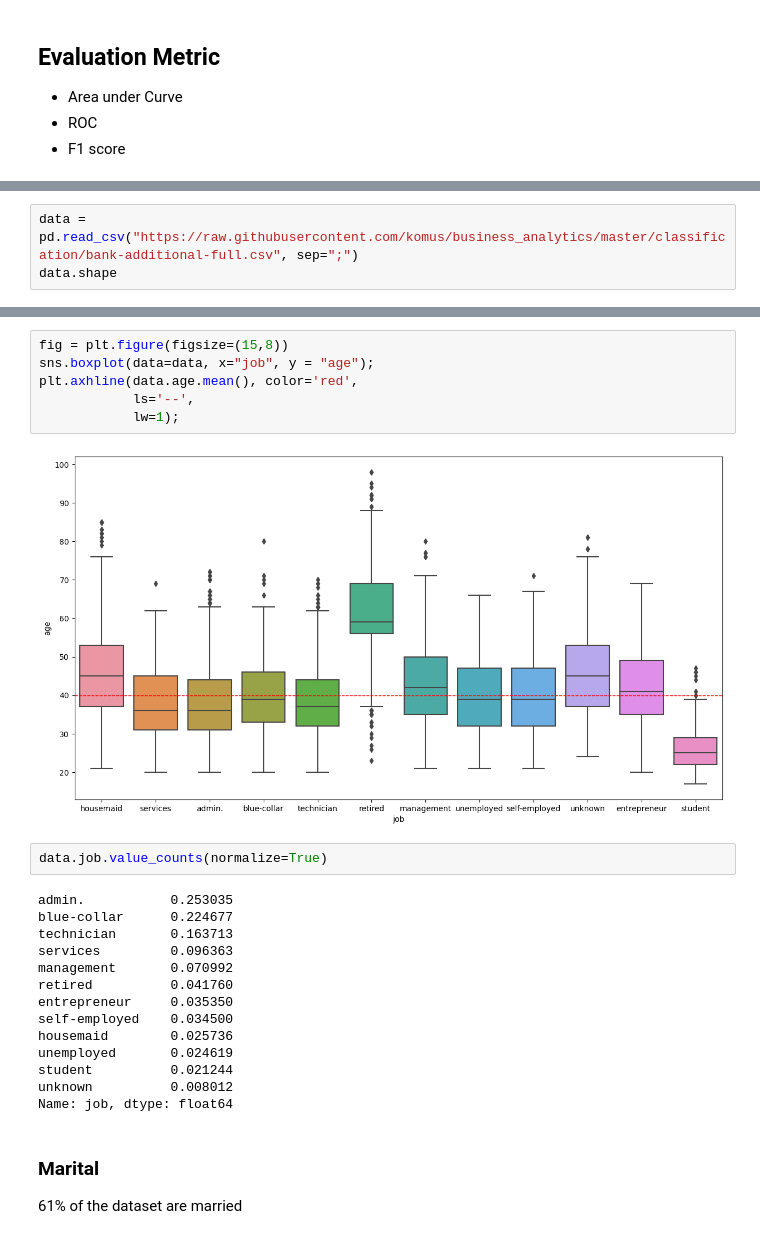
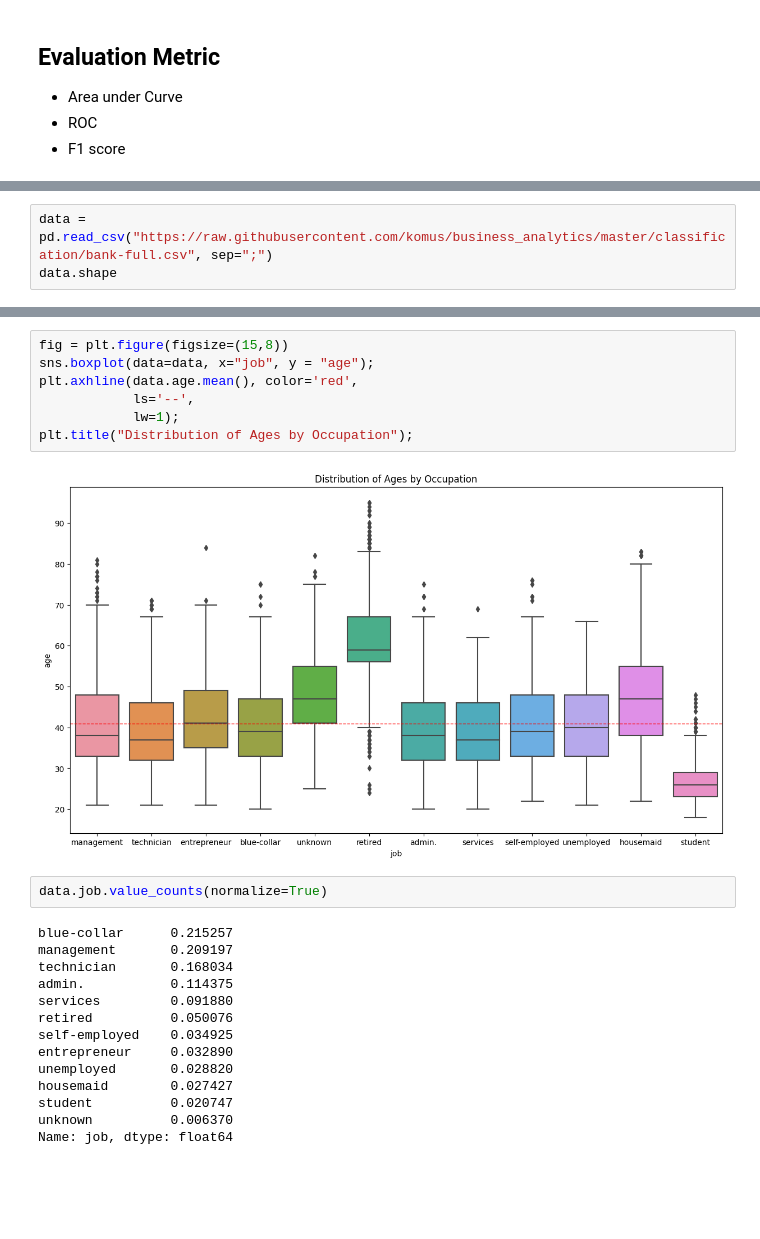
Before and after one commit to komus/business_analytics, a Jupyter notebook: classification/assignment02.ipynb, the cells around one changed output, grey strips where cells are left out. Drawn from its saved outputs; the diff is of its cells as text; blank space fills up the shorter version.

```diff
--- a/classification/assignment02.ipynb
+++ b/classification/assignment02.ipynb
@@ -21,4 +29,4 @@ The dataset has 20 features and a target. It is comprises of Numeric and categor
 # %%
-data = pd.read_csv("https://raw.githubusercontent.com/komus/business_analytics/master/classification/bank-additional-full.csv", sep=";")
+data = pd.read_csv("https://raw.githubusercontent.com/komus/business_analytics/master/classification/bank-full.csv", sep=";")
 data.shape
 # %% [output]
@@ -72,28 +81,25 @@ plt.axvline(x=data.age.mean(),
 # %%
 fig = plt.figure(figsize=(15,8))
 sns.boxplot(data=data, x="job", y = "age");
 plt.axhline(data.age.mean(), color='red',
             ls='--',
             lw=1);
+plt.title("Distribution of Ages by Occupation");
 # %% [output]
-[figure, old version]
+[figure, new version]
 # %%
 data.job.value_counts(normalize=True)
 # %% [output]
-admin.           0.253035
-blue-collar      0.224677
-technician       0.163713
-services         0.096363
-management       0.070992
-retired          0.041760
-entrepreneur     0.035350
-self-employed    0.034500
-housemaid        0.025736
-unemployed       0.024619
-student          0.021244
-unknown          0.008012
+blue-collar      0.215257
+management       0.209197
+technician       0.168034
+admin.           0.114375
+services         0.091880
+retired          0.050076
+self-employed    0.034925
+entrepreneur     0.032890
+unemployed       0.028820
+housemaid        0.027427
+student          0.020747
+unknown          0.006370
 Name: job, dtype: float64
-# %% [markdown]
-### Marital
-
-61% of the dataset are married
```
Also changed, not shown: parts of 73 cells of this notebook.
